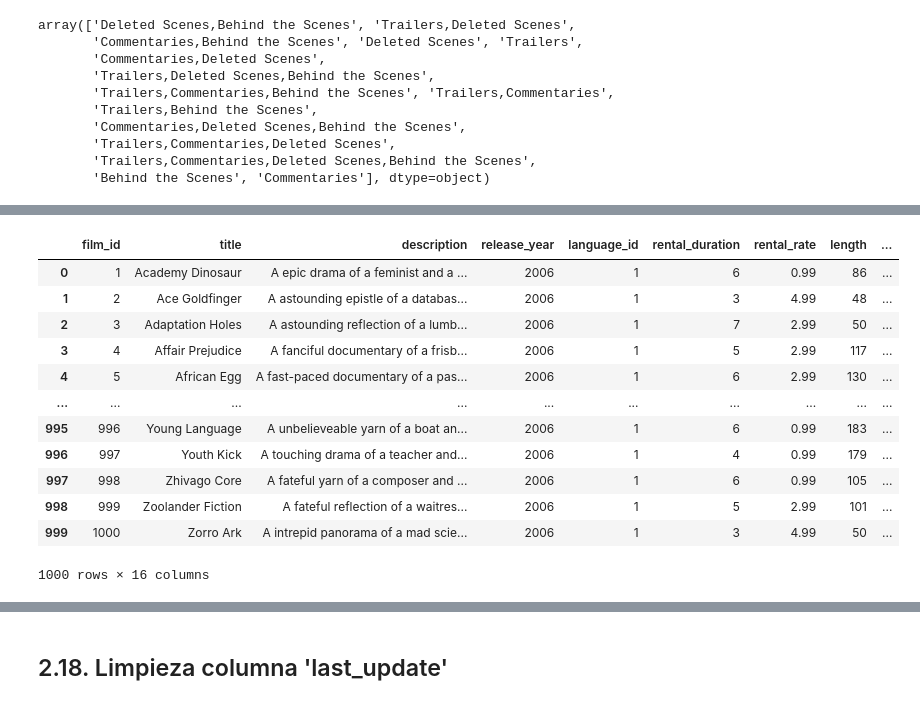
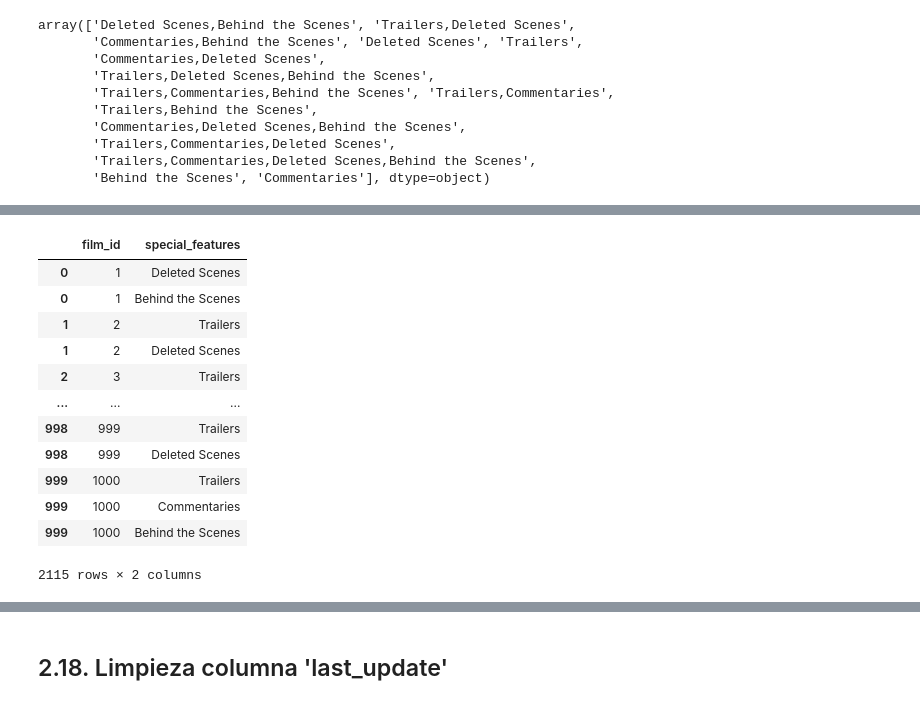
Before and after one commit to mariasanzr/3.5-mysql, a Jupyter notebook: notebooks/limpiezas/film_limpieza.ipynb, the cells around one changed output, grey strips where cells are left out. Cells and saved outputs as stored; diff of their text form; code cells hidden in the pictures.

```diff
--- a/notebooks/limpiezas/film_limpieza.ipynb
+++ b/notebooks/limpiezas/film_limpieza.ipynb
@@ -243,53 +242,20 @@ film['special_features']
 # %%
-# Separación de valores por columnas
+# Creación de un nuevo dataframe con separación de valores por columnas
 
-film['deleted_scenes'] = 0
-film['behind_the_scenes'] = 0
-film['trailers'] = 0
-film['commentaries'] = 0
-
-
-check_words = ['Deleted Scenes', 'Behind the Scenes', 'Trailers', 'Commentaries']
-
-
-for e in film['deleted_scenes']:
-    if e in check_words:
-        film['deleted_scenes'] = 'Yes'
-    else:
-        film['deleted_scenes'] = 'No'
-
-
-for e in film['behind_the_scenes']:
-    if e in check_words:
-        film['behind_the_scenes'] = 'Yes'
-    else:
-        film['behind_the_scenes'] = 'No'
-
-
-for e in film['trailers']:
-    if e in check_words:
-        film['trailers'] = 'Yes'
-    else:
-        film['trailers'] = 'No'
-
-for e in film['commentaries']:
-    if e in check_words:
-        film['commentaries'] = 'Yes'
-    else:
-        film['commentaries'] = 'No'
-
-film
+film2 = film[['film_id', 'special_features']]
+film2 = film2.explode('special_features')
+film2
 # %% [output]
-|  | film_id | title | description | release_year | language_id | rental_duration | rental_rate | length | ... |
-| 0 | 1 | Academy Dinosaur | A epic drama of a feminist and a ... | 2006 | 1 | 6 | 0.99 | 86 | ... |
-| 1 | 2 | Ace Goldfinger | A astounding epistle of a databas... | 2006 | 1 | 3 | 4.99 | 48 | ... |
-| 2 | 3 | Adaptation Holes | A astounding reflection of a lumb... | 2006 | 1 | 7 | 2.99 | 50 | ... |
-| 3 | 4 | Affair Prejudice | A fanciful documentary of a frisb... | 2006 | 1 | 5 | 2.99 | 117 | ... |
-| 4 | 5 | African Egg | A fast-paced documentary of a pas... | 2006 | 1 | 6 | 2.99 | 130 | ... |
-| ... | ... | ... | ... | ... | ... | ... | ... | ... | ... |
-| 995 | 996 | Young Language | A unbelieveable yarn of a boat an... | 2006 | 1 | 6 | 0.99 | 183 | ... |
-| 996 | 997 | Youth Kick | A touching drama of a teacher and... | 2006 | 1 | 4 | 0.99 | 179 | ... |
-| 997 | 998 | Zhivago Core | A fateful yarn of a composer and ... | 2006 | 1 | 6 | 0.99 | 105 | ... |
-| 998 | 999 | Zoolander Fiction | A fateful reflection of a waitres... | 2006 | 1 | 5 | 2.99 | 101 | ... |
-| 999 | 1000 | Zorro Ark | A intrepid panorama of a mad scie... | 2006 | 1 | 3 | 4.99 | 50 | ... |
+|  | film_id | special_features |
+| 0 | 1 | Deleted Scenes |
+| 0 | 1 | Behind the Scenes |
+| 1 | 2 | Trailers |
+| 1 | 2 | Deleted Scenes |
+| 2 | 3 | Trailers |
+| ... | ... | ... |
+| 998 | 999 | Trailers |
+| 998 | 999 | Deleted Scenes |
+| 999 | 1000 | Trailers |
+| 999 | 1000 | Commentaries |
+| 999 | 1000 | Behind the Scenes |
-1000 rows × 16 columns
+2115 rows × 2 columns
```
Also changed, not shown: parts of 4 cells of this notebook, 2 other files.
